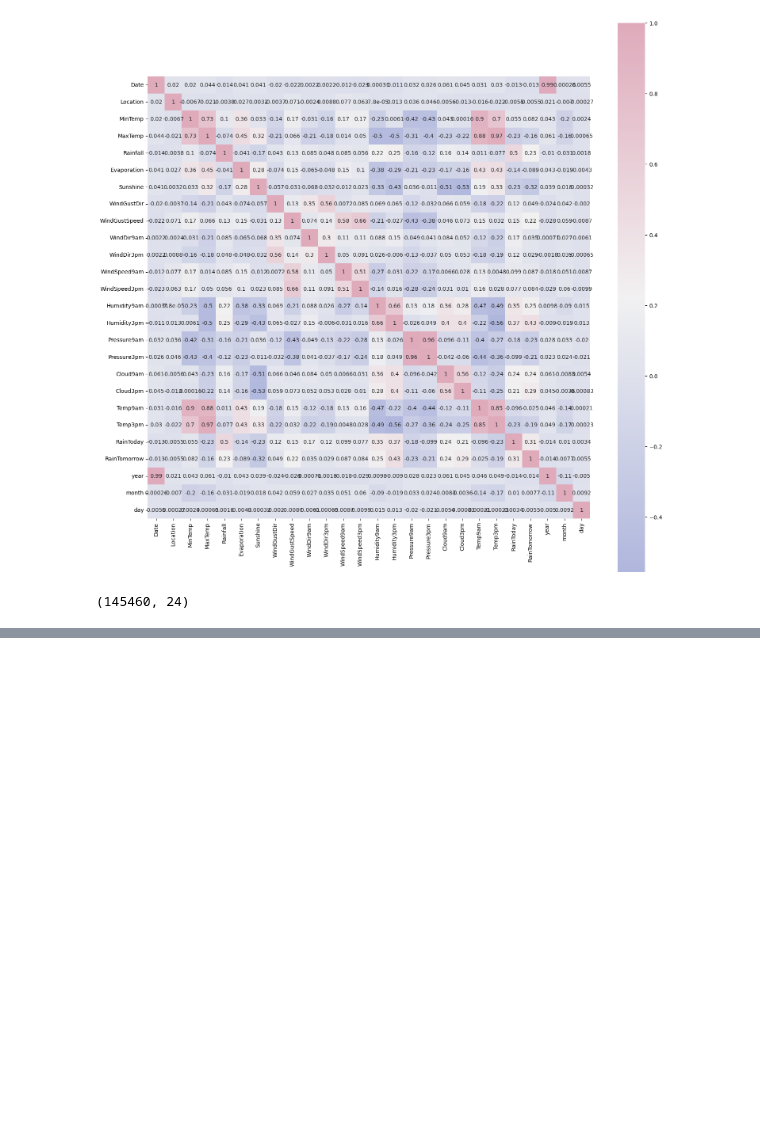
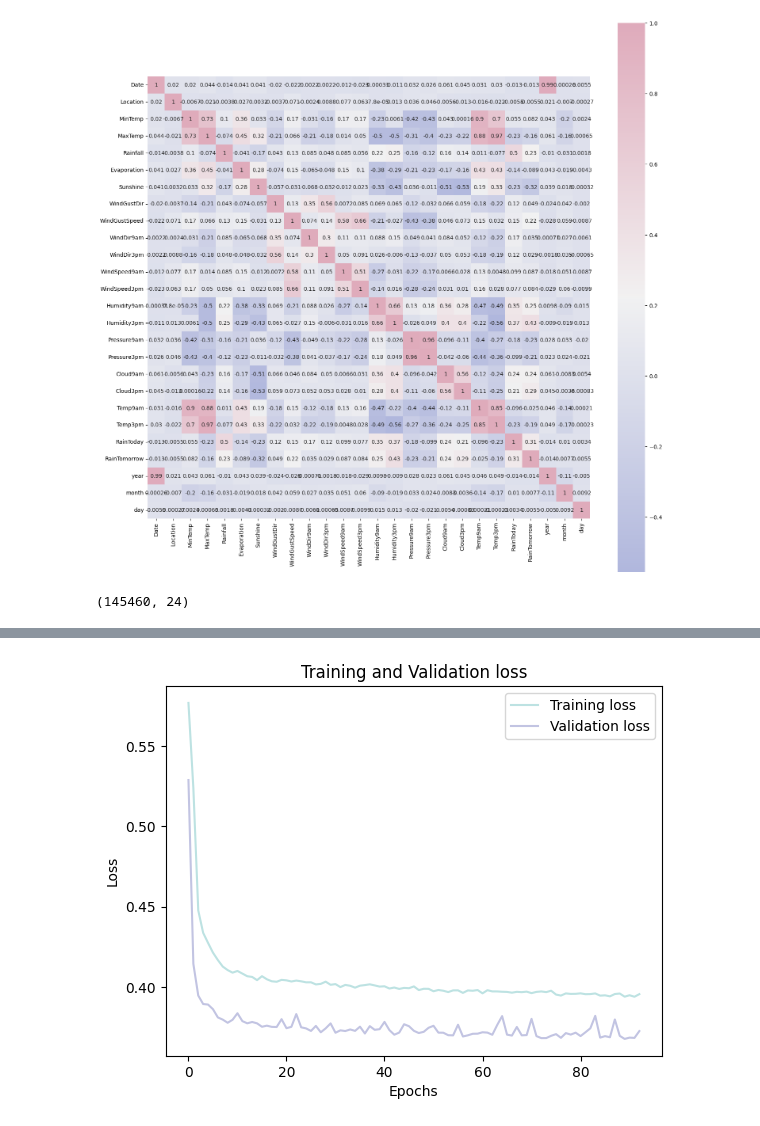
Before and after one commit to pq36/Rain_prediction, a Jupyter notebook: rain_prediction.ipynb, the cells around one changed output, grey strips where cells are left out. Saved outputs shown, nothing was run; the diff lists cells and outputs as text; code cells hidden in the pictures; blank space fills up the shorter version.

```diff
--- a/rain_prediction.ipynb
+++ b/rain_prediction.ipynb
@@ -259,0 +261,12 @@ Epoch 70/150
+# %%
+history_df = pd.DataFrame(history.history)
+
+plt.plot(history_df.loc[:, ['loss']], "#BDE2E2", label='Training loss')
+plt.plot(history_df.loc[:, ['val_loss']],"#C2C4E2", label='Validation loss')
+plt.title('Training and Validation loss')
+plt.xlabel('Epochs')
+plt.ylabel('Loss')
+plt.legend(loc="best")
+plt.show()
+# %% [output]
+[figure, added]
```
Also changed, not shown: parts of 12 cells of this notebook.
